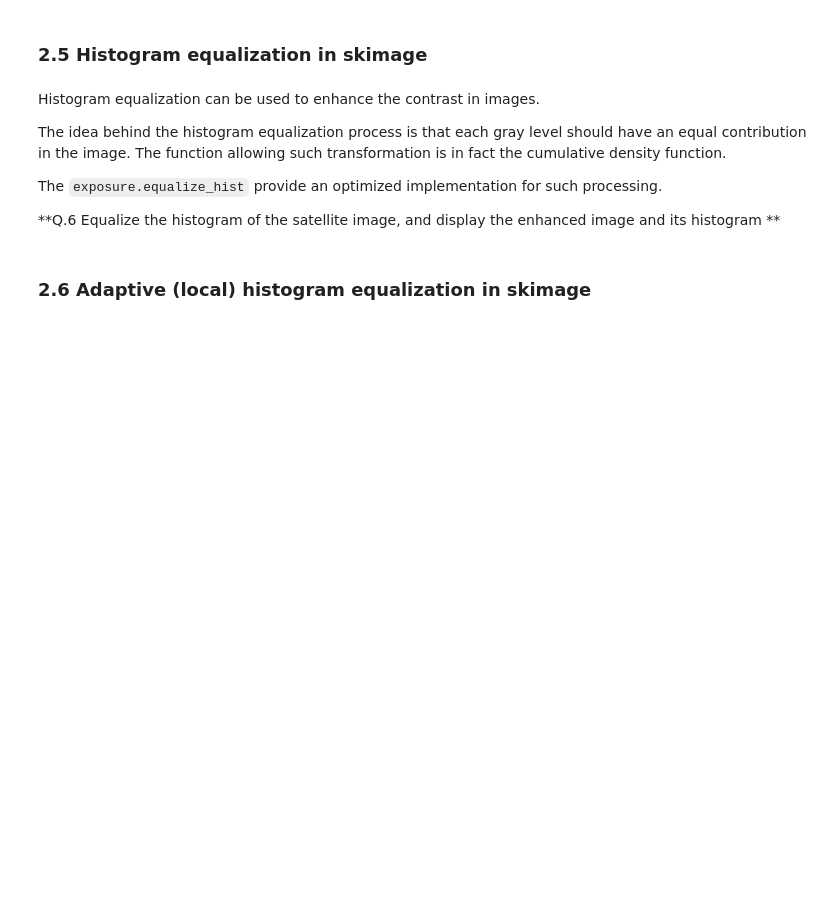
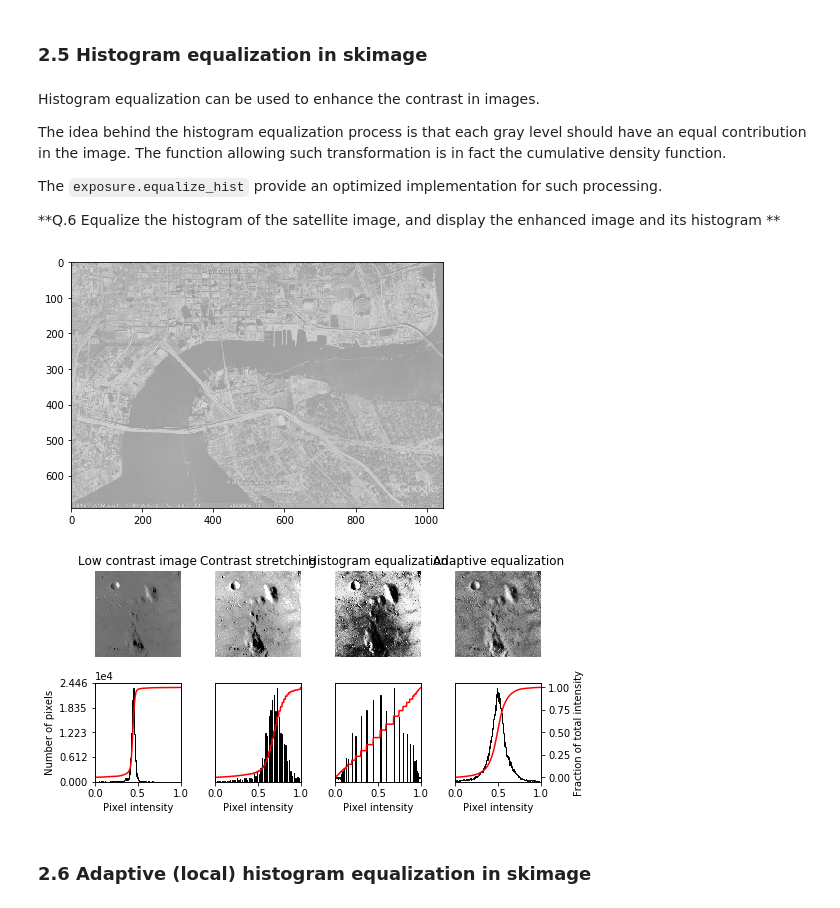
Before and after one commit to gulnurungan/B31XB-IIP-TP-1718, a Jupyter notebook: 2-image-enhancement/2-enhancement.ipynb, the cells around one changed output. Drawn from its saved outputs; the diff is of its cells as text; code cells hidden in the pictures; blank space fills up the shorter version.

```diff
--- a/2-image-enhancement/2-enhancement.ipynb
+++ b/2-image-enhancement/2-enhancement.ipynb
@@ -266,6 +300,85 @@ The idea behind the histogram equalization process is that each gray level shoul
 The `exposure.equalize_hist` provide an optimized implementation for such processing.
 
 **Q.6 Equalize the histogram of the satellite image, and display the enhanced image and its histogram **
+# %%
+
+
+from skimage import data, img_as_float
+
+img='./images/satellite.jpg'
+satellite=io.imread(img, as_grey=True) #?????????????????????? why as grey?
+satellite = img_as_float(satellite)
+plt.figure()
+io.imshow(satellite)
+def plot_img_and_hist(img, axes, bins=256):
+    """Plot an image along with its histogram and cumulative histogram.
+
+    """
+    img = img_as_float(img)
+    ax_img, ax_hist = axes
+    ax_cdf = ax_hist.twinx()
+
+    # Display image
+    ax_img.imshow(img, cmap=plt.cm.gray)
+    ax_img.set_axis_off()
+
+    # Display histogram
+    ax_hist.hist(img.ravel(), bins=bins, histtype='step', color='black')
+    ax_hist.ticklabel_format(axis='y', style='scientific', scilimits=(0, 0))
+    ax_hist.set_xlabel('Pixel intensity')
+    ax_hist.set_xlim(0, 1)
+    ax_hist.set_yticks([])
+
+    # Display cumulative distribution
+    img_cdf, bins = exposure.cumulative_distribution(img, bins)
+    ax_cdf.plot(bins, img_cdf, 'r')
+    ax_cdf.set_yticks([])
+
+    return ax_img, ax_hist, ax_cdf
+
+
+# Load an example image
+img = data.moon()
+
+# Contrast stretching
+p2 = np.percentile(img, 2)
+p98 = np.percentile(img, 98)
+img_rescale = exposure.rescale_intensity(img, in_range=(p2, p98))
+
+# Equalization
+img_eq = exposure.equalize_hist(img)
+
+# Adaptive Equalization
+img_adapteq = exposure.equalize_adapthist(img, clip_limit=0.03)
+
+# Display results
+f, axes = plt.subplots(2, 4, figsize=(8, 4))
+
+ax_img, ax_hist, ax_cdf = plot_img_and_hist(img, axes[:, 0])
+ax_img.set_title('Low contrast image')
+
+y_min, y_max = ax_hist.get_ylim()
+ax_hist.set_ylabel('Number of pixels')
+ax_hist.set_yticks(np.linspace(0, y_max, 5))
+
+ax_img, ax_hist, ax_cdf = plot_img_and_hist(img_rescale, axes[:, 1])
+ax_img.set_title('Contrast stretching')
+
+ax_img, ax_hist, ax_cdf = plot_img_and_hist(img_eq, axes[:, 2])
+ax_img.set_title('Histogram equalization')
+
+ax_img, ax_hist, ax_cdf = plot_img_and_hist(img_adapteq, axes[:, 3])
+ax_img.set_title('Adaptive equalization')
+
+ax_cdf.set_ylabel('Fraction of total intensity')
+ax_cdf.set_yticks(np.linspace(0, 1, 5))
+
+# prevent overlap of y-axis labels
+plt.subplots_adjust(wspace=0.4)
+plt.show()
+# %% [output]
+[figure, added]
+[figure, added]
 # %% [markdown]
 ### 2.6 Adaptive (local) histogram equalization in skimage
 # %% [markdown]
```
Also changed, not shown: parts of 9 cells of this notebook, 1 other file.
